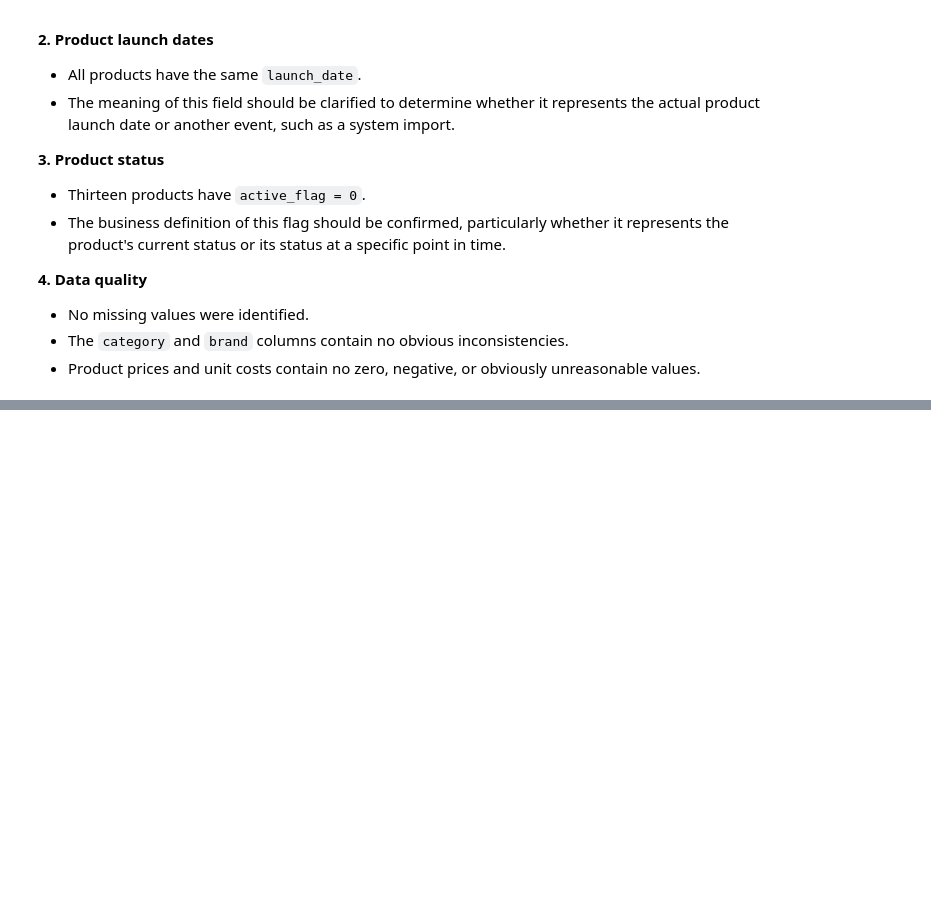
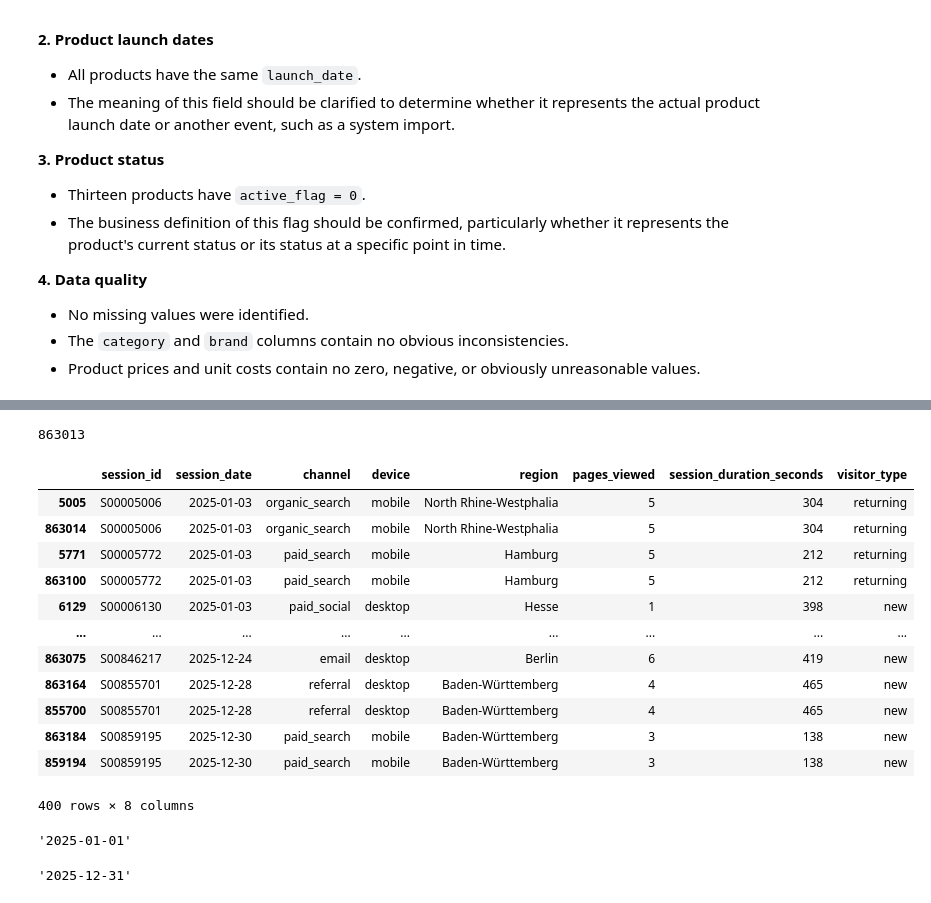
Before and after one commit to varela-filho/ecommerce-performance-analysis, a Jupyter notebook: notebooks/01_data_exploration.ipynb, the cells around one changed output, grey strips where cells are left out. Saved outputs shown, nothing was run; the diff lists cells and outputs as text; code cells hidden in the pictures; blank space fills up the shorter version.

Commit message:
Analysis from order_items and website_sessions dataset

```diff
--- a/notebooks/01_data_exploration.ipynb
+++ b/notebooks/01_data_exploration.ipynb
@@ -578,0 +727,28 @@ Initial Findings — Products Dataset
+# %%
+df_raw_website_sessions["session_id"].nunique()
+# %% [output]
+863013
+# %%
+df_raw_website_sessions[df_raw_website_sessions.duplicated(keep=False)].sort_values(by="session_id")
+# %% [output]
+|  | session_id | session_date | channel | device | region | pages_viewed | session_duration_seconds | visitor_type |
+| 5005 | S00005006 | 2025-01-03 | organic_search | mobile | North Rhine-Westphalia | 5 | 304 | returning |
+| 863014 | S00005006 | 2025-01-03 | organic_search | mobile | North Rhine-Westphalia | 5 | 304 | returning |
+| 5771 | S00005772 | 2025-01-03 | paid_search | mobile | Hamburg | 5 | 212 | returning |
+| 863100 | S00005772 | 2025-01-03 | paid_search | mobile | Hamburg | 5 | 212 | returning |
+| 6129 | S00006130 | 2025-01-03 | paid_social | desktop | Hesse | 1 | 398 | new |
+| ... | ... | ... | ... | ... | ... | ... | ... | ... |
+| 863075 | S00846217 | 2025-12-24 | email | desktop | Berlin | 6 | 419 | new |
+| 863164 | S00855701 | 2025-12-28 | referral | desktop | Baden-Württemberg | 4 | 465 | new |
+| 855700 | S00855701 | 2025-12-28 | referral | desktop | Baden-Württemberg | 4 | 465 | new |
+| 863184 | S00859195 | 2025-12-30 | paid_search | mobile | Baden-Württemberg | 3 | 138 | new |
+| 859194 | S00859195 | 2025-12-30 | paid_search | mobile | Baden-Württemberg | 3 | 138 | new |
+400 rows × 8 columns
+# %%
+df_raw_website_sessions["session_date"].min()
+# %% [output]
+'2025-01-01'
+# %%
+df_raw_website_sessions["session_date"].max()
+# %% [output]
+'2025-12-31'
```
Also changed, not shown: parts of 22 cells of this notebook.
